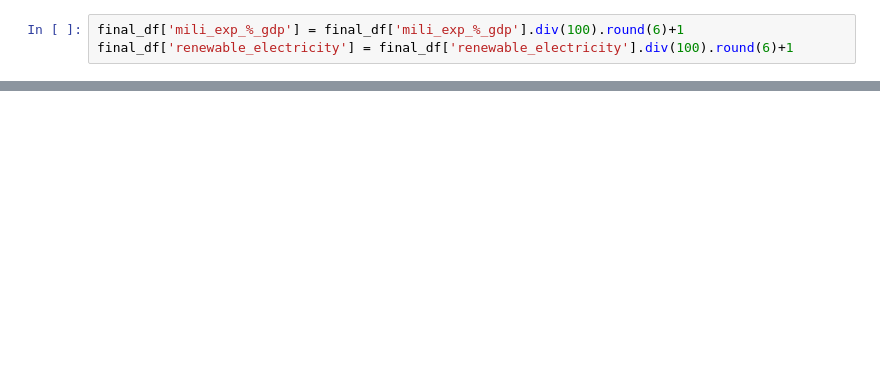
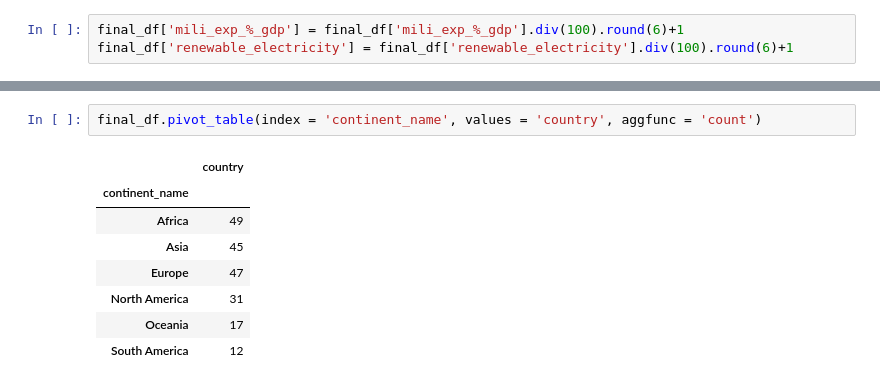
Before and after one commit to Silkways/CIA-Project, a Jupyter notebook: cia_notebook_gus.ipynb, the cells around one changed output, grey strips where cells are left out. Drawn from its saved outputs; the diff is of its cells as text; blank space fills up the shorter version.

```diff
--- a/cia_notebook_gus.ipynb
+++ b/cia_notebook_gus.ipynb
@@ -467,0 +475,11 @@ final_df.head()
+# %%
+final_df.pivot_table(index = 'continent_name', values = 'country', aggfunc = 'count')
+# %% [output]
+|  | country |
+| continent_name |  |
+| Africa | 49 |
+| Asia | 45 |
+| Europe | 47 |
+| North America | 31 |
+| Oceania | 17 |
+| South America | 12 |
```
Also changed, not shown: parts of 3 cells of this notebook.
